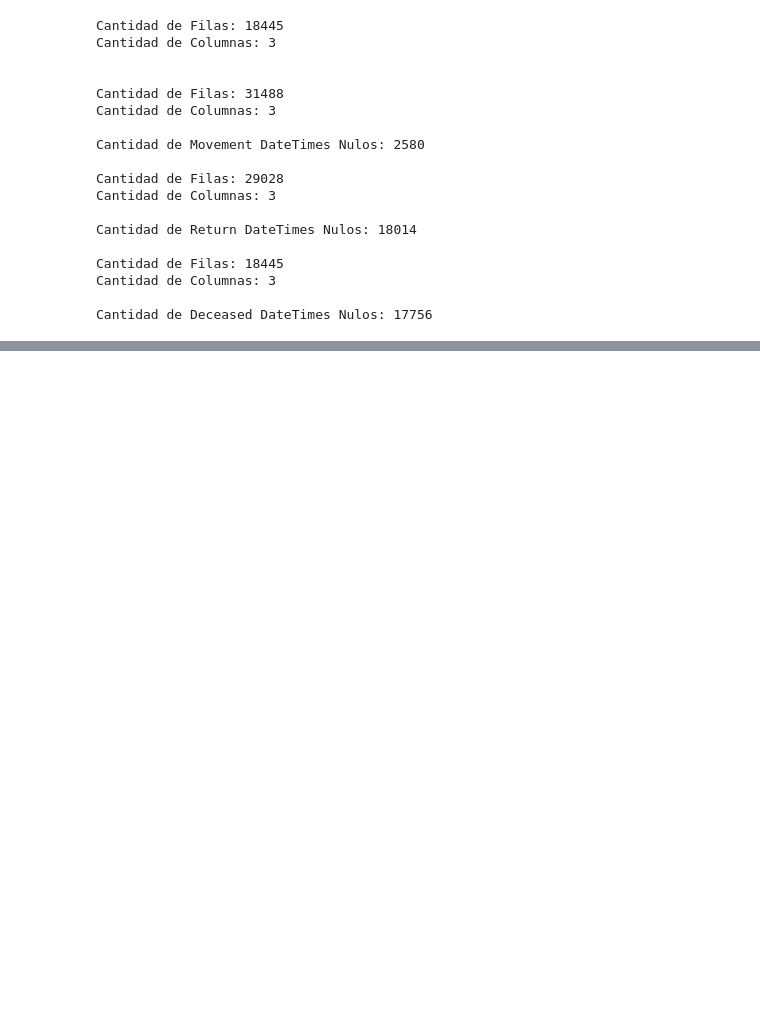
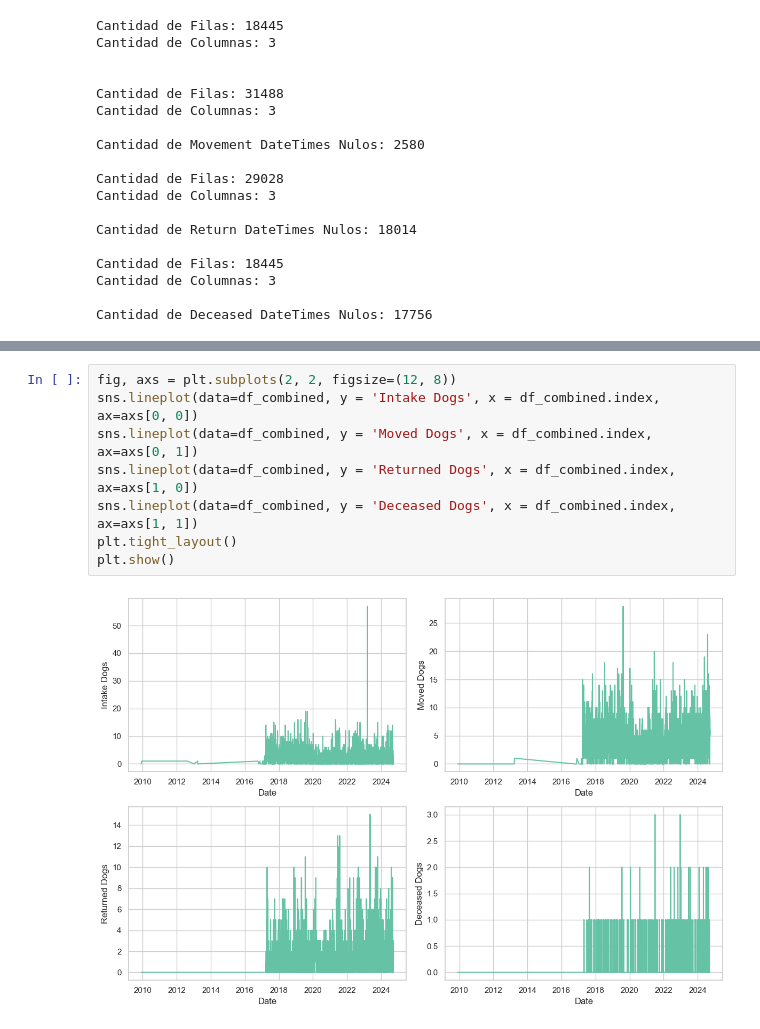
Before and after one commit to MicaKil/ia2, a Jupyter notebook: 08_dl-for-timeseries/Micaela_Del_Longo-Animal_Care/Micaela_Del_Longo-Animal_Care.ipynb, the cells around one changed output, grey strips where cells are left out. Saved outputs shown, nothing was run; the diff lists cells and outputs as text; blank space fills up the shorter version.

```diff
--- a/08_dl-for-timeseries/Micaela_Del_Longo-Animal_Care/Micaela_Del_Longo-Animal_Care.ipynb
+++ b/08_dl-for-timeseries/Micaela_Del_Longo-Animal_Care/Micaela_Del_Longo-Animal_Care.ipynb
@@ -275,0 +303,10 @@ Index(['Intake Cats', 'Intake Dogs', 'Moved Cats', 'Moved Dogs',
+# %%
+fig, axs = plt.subplots(2, 2, figsize=(12, 8))
+sns.lineplot(data=df_combined, y = 'Intake Dogs', x = df_combined.index, ax=axs[0, 0])
+sns.lineplot(data=df_combined, y = 'Moved Dogs', x = df_combined.index, ax=axs[0, 1])
+sns.lineplot(data=df_combined, y = 'Returned Dogs', x = df_combined.index, ax=axs[1, 0])
+sns.lineplot(data=df_combined, y = 'Deceased Dogs', x = df_combined.index, ax=axs[1, 1])
+plt.tight_layout()
+plt.show()
+# %% [output]
+[figure, added]
```
Also changed, not shown: parts of 14 cells of this notebook.
